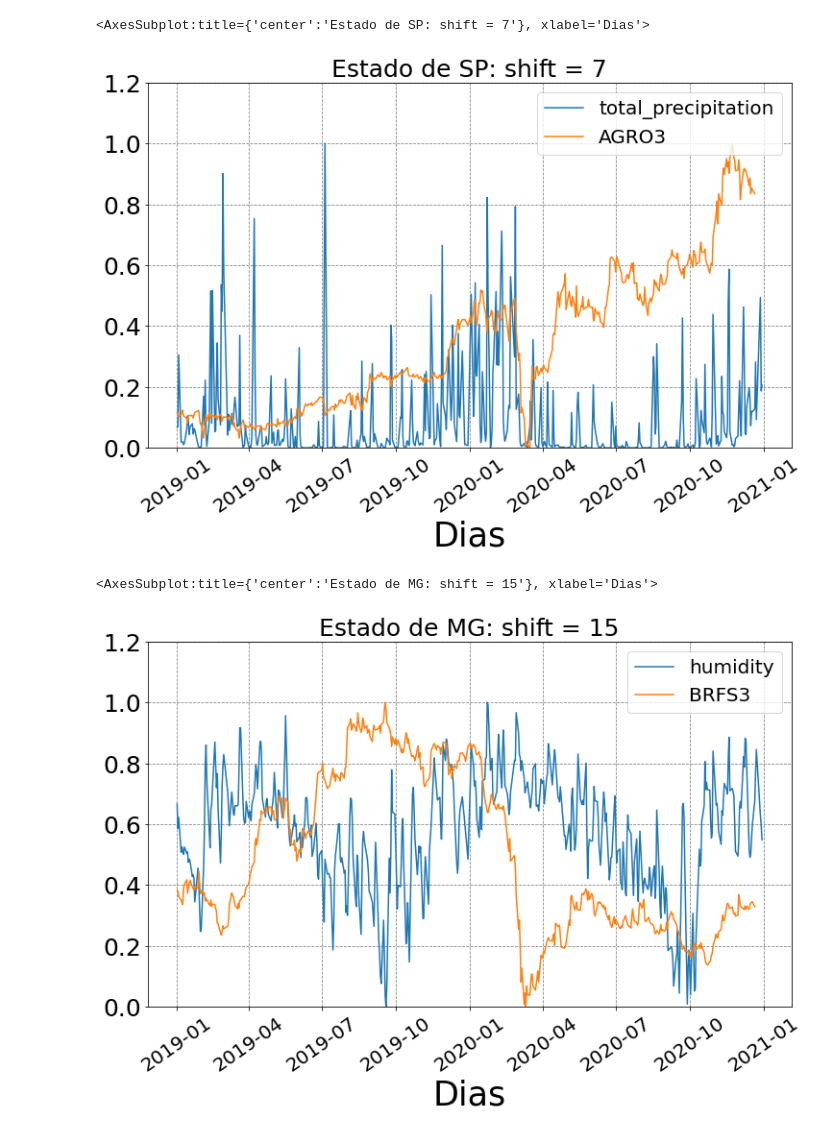
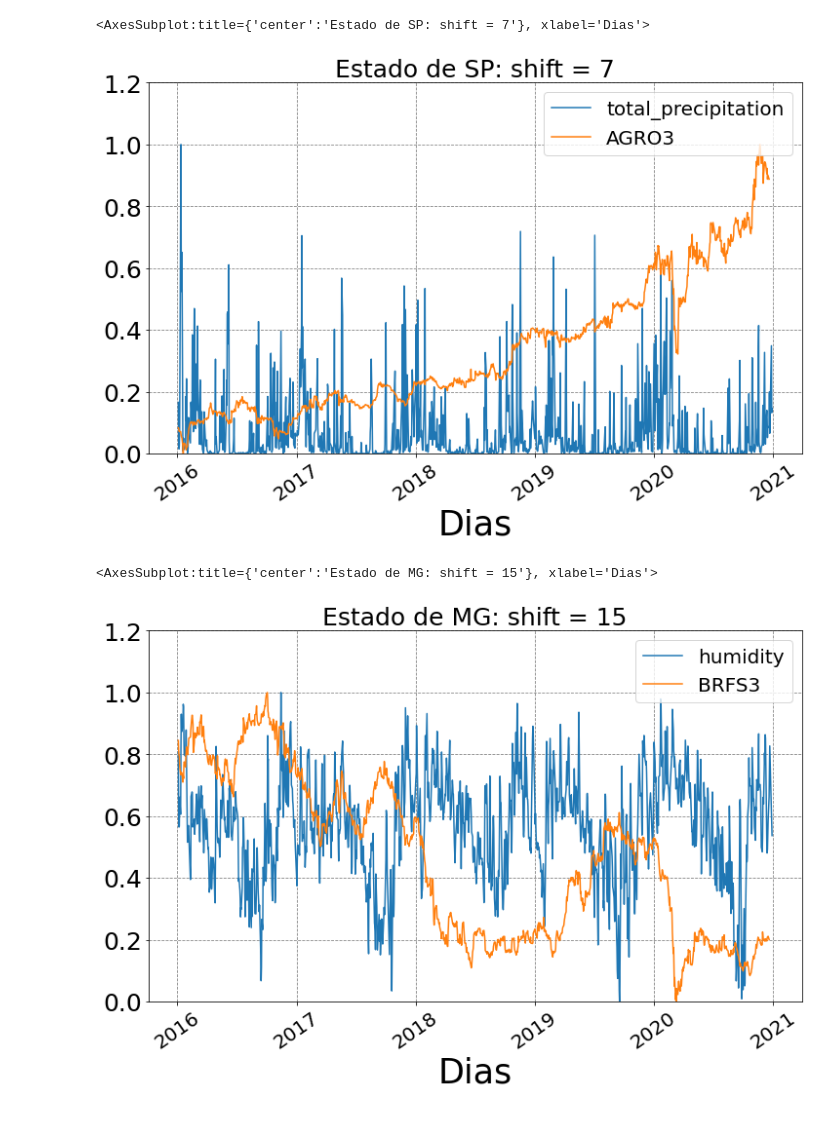
Before and after one commit to sanchoassp/Clima_Agro, a Jupyter notebook: Clima_Agro.ipynb, the cells around one changed output. Saved outputs shown, nothing was run; the diff lists cells and outputs as text; code cells hidden in the pictures.

```diff
--- a/Clima_Agro.ipynb
+++ b/Clima_Agro.ipynb
@@ -35,24 +35,12 @@ class agro:
     def plot_agro(self):
 
         clima = pd.read_parquet('.\\raw_data\\clima_Agro.parquet', engine='pyarrow')
-        clima = clima.drop_duplicates(['Date', 'RegionID'])
+        clima = clima.drop_duplicates(['SIGLA_UF', 'Date'])
         clima.reset_index(drop = True, inplace = True)
         clima = clima.rename(columns={'Date': 'time'})
-        clima = clima.rename(columns={'RegionID': 'CD_MUN'})
         clima['time'] = pd.to_datetime(clima['time'], format='%Y-%m-%d')
 
-        depara = pd.read_csv('.\\raw_data\\de_para_IBGE.csv')
-        depara['CD_MUN'] = depara['CD_MUN'].astype(str)
-
-        clima = pd.merge(clima, depara, on='CD_MUN', how='left')
-
-        clima[self.climate_var] = clima[self.climate_var].astype(float)
         clima = clima[clima.SIGLA_UF == self.state]
-
-        clima = clima.groupby(['SIGLA_UF', 'time']).agg(media = (self.climate_var, 'mean'))
-        clima.reset_index(drop = False, inplace = True)
-        clima = clima.rename(columns={'media': self.climate_var})
-
 
         names = pd.read_csv('.\\raw_data\\portfolio.csv') # ler o arquivo em csv
         names = pd.Series(names.stock_id.values,index=names.ticker).to_dict()
@@ -112,7 +100,7 @@ class agro:
         return ax
 # %%
 apiagro = agro(tickers = ['AGRO3'], # AGXY3, AGRO3, SOJA3, BRFS3, JBSS3
-                     init_date = '2019-01-01', # '%Y-%m-%d'
+                     init_date = '2016-01-01', # '%Y-%m-%d'
                      end_date = '2020-12-31', # '%Y-%m-%d'
                      index = 'Close',
                      shift = 7,
@@ -123,20 +111,20 @@ apiagro = agro(tickers = ['AGRO3'], # AGXY3, AGRO3, SOJA3, BRFS3, JBSS3
 apiagro.plot_agro()
 # %% [output]
 <AxesSubplot:title={'center':'Estado de SP: shift = 7'}, xlabel='Dias'>
-[figure, old version]
+[figure, new version]
 # %%
 apiagro = agro(tickers = ['BRFS3'], # AGXY3, AGRO3, SOJA3, BRFS3, JBSS3
-                     init_date = '2019-01-01', # '%Y-%m-%d'
+                     init_date = '2016-01-01', # '%Y-%m-%d'
                      end_date = '2020-12-31', # '%Y-%m-%d'
                      index = 'Close',
                      shift = 15,
                      climate_var = 'humidity',
                      state = 'MG'
          )
 
 apiagro.plot_agro()
 # %% [output]
 <AxesSubplot:title={'center':'Estado de MG: shift = 15'}, xlabel='Dias'>
-[figure, old version]
+[figure, new version]
 # %%
 apiagro = agro(tickers = ['JBSS3'], # AGXY3, AGRO3, SOJA3, BRFS3, JBSS3
```
Also changed, not shown: parts of 2 cells of this notebook, 1 other file.
